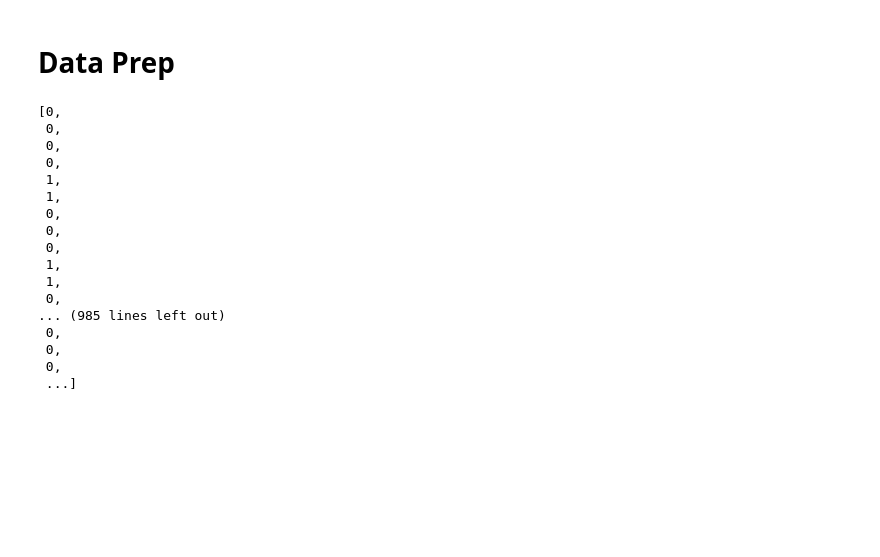
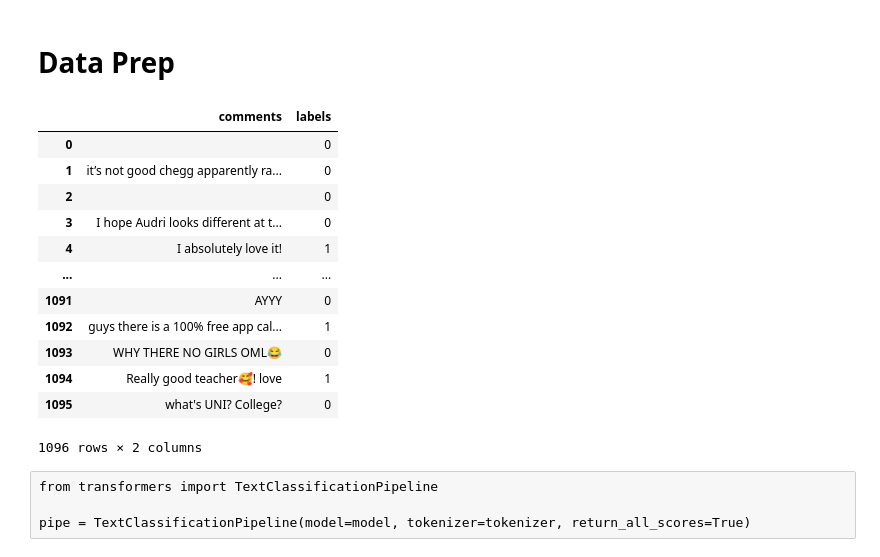
Before and after one commit to above0-sv/Sentiment_Analysis, a Jupyter notebook: sentiment.ipynb, the cells around one changed output. Cells and saved outputs as stored; diff of their text form; code cells hidden in the pictures; blank space fills up the shorter version.

Commit message:
gpt2 first classification done and displayed

```diff
--- a/sentiment.ipynb
+++ b/sentiment.ipynb
@@ -662,24 +662,3 @@ chegg_dataset = CheggDataset(df=comments, use_tokenizer=tokenizer)
 chegg_dataloader = DataLoader(chegg_dataset, batch_size=batch_size, shuffle=False, collate_fn=gpt2_classificaiton_collator)
 # %%
 _, predictions_labels, _ = validation(chegg_dataloader, device)
-# %%
-for comment,label in zip(comments,predictions_labels):
-    print(;)
-# %% [output]
-[0,
- 0,
- 0,
- 0,
- 1,
- 1,
- 0,
- 0,
- 0,
- 1,
- 1,
- 0,
-... (985 lines left out)
- 0,
- 0,
- 0,
- ...]
@@ -689,0 +665,21 @@ pipe = TextClassificationPipeline(model=model, tokenizer=tokenizer, return_all_s
+# %%
+results = pd.DataFrame({'comments':comments,'labels':predictions_labels})
+results
+# %% [output]
+|  | comments | labels |
+| 0 |  | 0 |
+| 1 | it’s not good chegg apparently ra... | 0 |
+| 2 |  | 0 |
+| 3 | I hope Audri looks different at t... | 0 |
+| 4 | I absolutely love it! | 1 |
+| ... | ... | ... |
+| 1091 | AYYY | 0 |
+| 1092 | guys there is a 100% free app cal... | 1 |
+| 1093 | WHY THERE NO GIRLS OML😂 | 0 |
+| 1094 | Really good teacher🥰! love | 1 |
+| 1095 | what's UNI? College? | 0 |
+1096 rows × 2 columns
+# %% [raw]
+from transformers import TextClassificationPipeline
+
+pipe = TextClassificationPipeline(model=model, tokenizer=tokenizer, return_all_scores=True)
```
Also changed, not shown: parts of 1 cell of this notebook.
